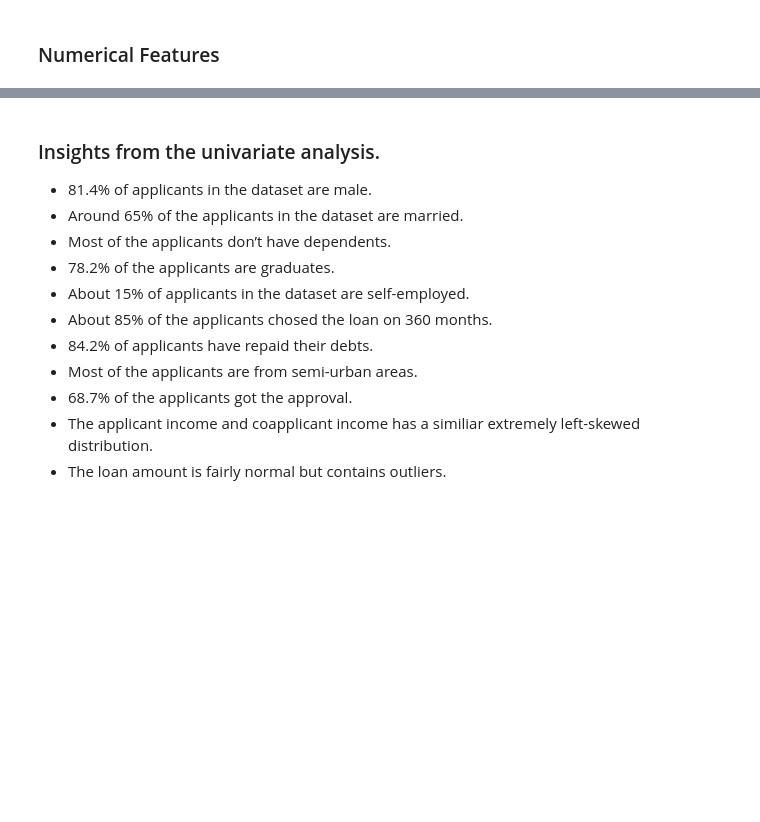
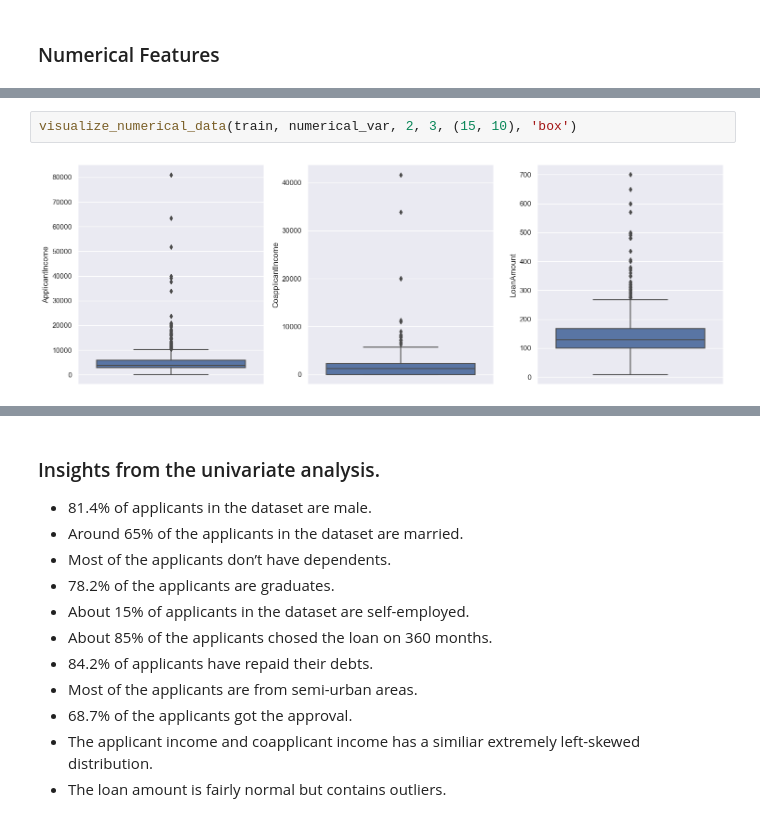
Before and after one commit to ahmedelgamal0/Loan-Eligibility-Prediction, a Jupyter notebook: Loan_Predection.ipynb, the cells around one changed output, grey strips where cells are left out. Saved outputs shown, nothing was run; the diff lists cells and outputs as text; blank space fills up the shorter version.

```diff
--- a/Loan_Predection.ipynb
+++ b/Loan_Predection.ipynb
@@ -177,0 +234,4 @@ fig.tight_layout()
+# %%
+visualize_numerical_data(train, numerical_var, 2, 3, (15, 10), 'box')
+# %% [output]
+[figure, added]
```
Also changed, not shown: parts of 26 cells of this notebook.
